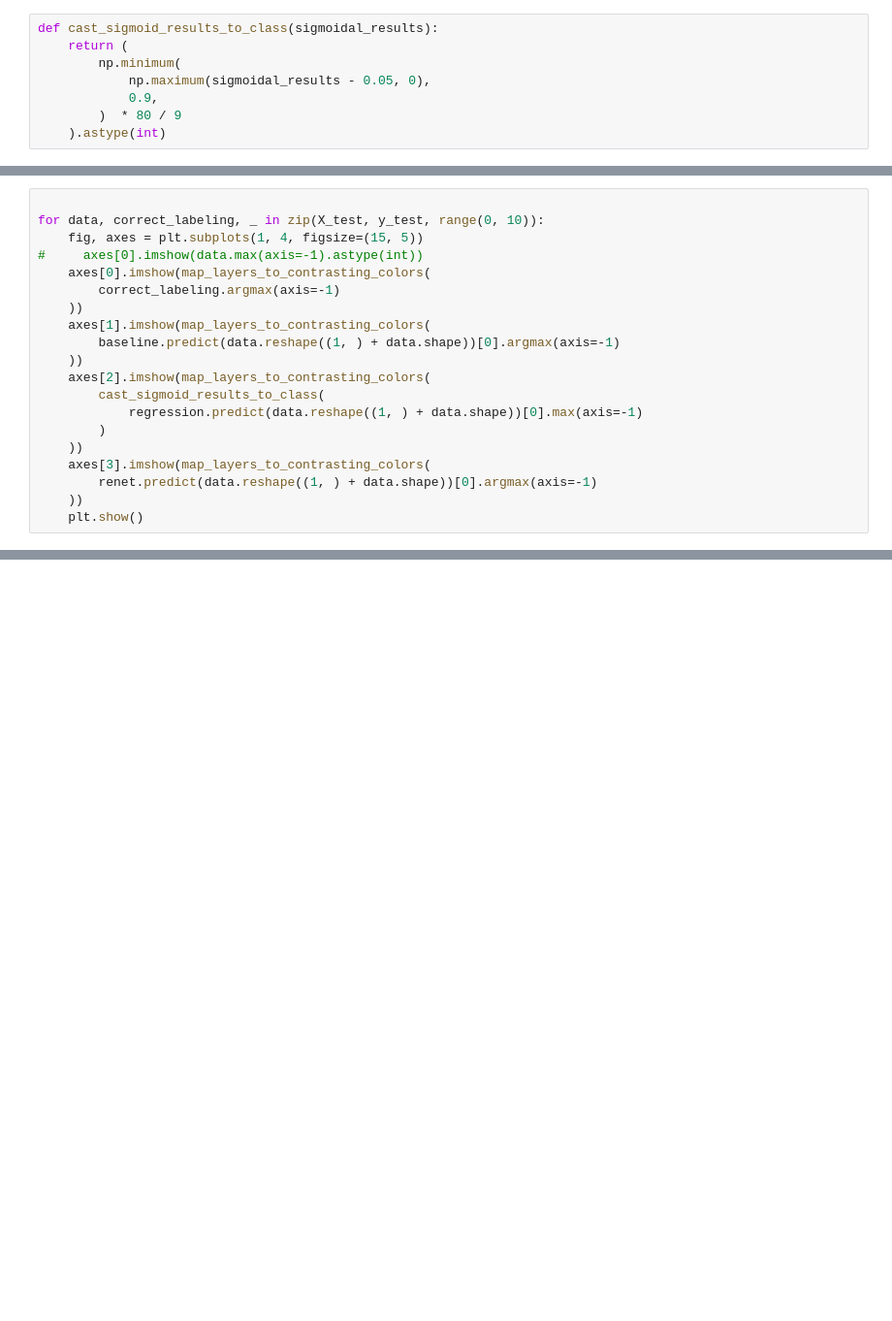
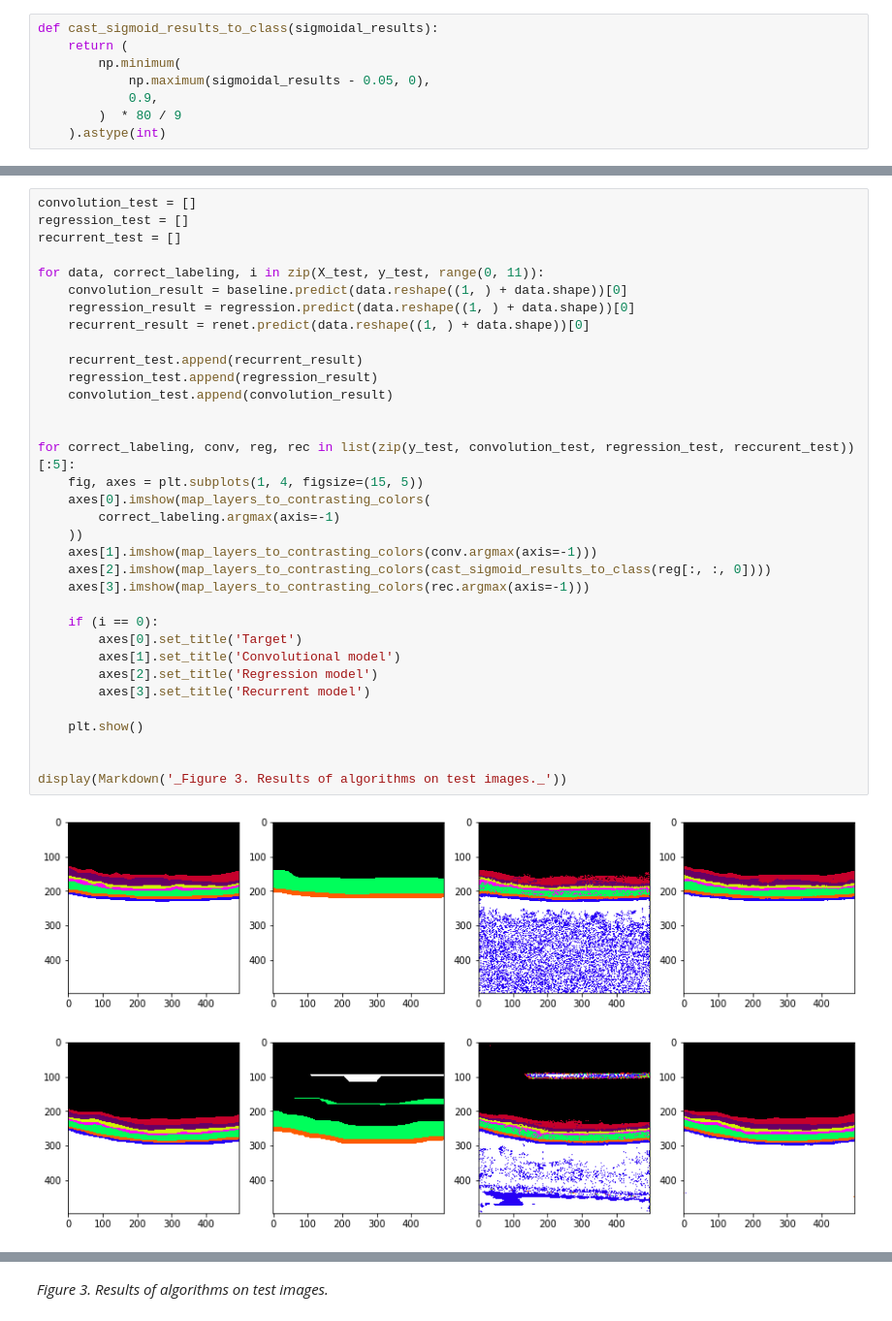
Before and after one commit to jberezowski/OCT_segmenting, a Jupyter notebook: results_comparison.ipynb, the cells around one changed output, grey strips where cells are left out. Shown at 97% size. Saved outputs shown, nothing was run; the diff lists cells and outputs as text; blank space fills up the shorter version.

```diff
--- a/results_comparison.ipynb
+++ b/results_comparison.ipynb
@@ -122,20 +118,0 @@ for data, correct_labeling, _ in zip(X_train, y_train, range(4,8)):
-# %%
-
-for data, correct_labeling, _ in zip(X_test, y_test, range(0, 10)):
-    fig, axes = plt.subplots(1, 4, figsize=(15, 5))
-#     axes[0].imshow(data.max(axis=-1).astype(int))
-    axes[0].imshow(map_layers_to_contrasting_colors(
-        correct_labeling.argmax(axis=-1)
-    ))
-    axes[1].imshow(map_layers_to_contrasting_colors(
-        baseline.predict(data.reshape((1, ) + data.shape))[0].argmax(axis=-1)
-    ))
-    axes[2].imshow(map_layers_to_contrasting_colors(
-        cast_sigmoid_results_to_class(
-            regression.predict(data.reshape((1, ) + data.shape))[0].max(axis=-1)
-        )
-    ))
-    axes[3].imshow(map_layers_to_contrasting_colors(
-        renet.predict(data.reshape((1, ) + data.shape))[0].argmax(axis=-1)
-    ))
-    plt.show()
@@ -141,0 +122,37 @@ for data, correct_labeling, _ in zip(X_test, y_test, range(0, 10)):
+# %%
+convolution_test = []
+regression_test = []
+recurrent_test = []
+
+for data, correct_labeling, i in zip(X_test, y_test, range(0, 11)):
+    convolution_result = baseline.predict(data.reshape((1, ) + data.shape))[0]
+    regression_result = regression.predict(data.reshape((1, ) + data.shape))[0]
+    recurrent_result = renet.predict(data.reshape((1, ) + data.shape))[0]
+
+    recurrent_test.append(recurrent_result)
+    regression_test.append(regression_result)
+    convolution_test.append(convolution_result)
+
+
+for correct_labeling, conv, reg, rec in list(zip(y_test, convolution_test, regression_test, reccurent_test))[:5]:
+    fig, axes = plt.subplots(1, 4, figsize=(15, 5))
+    axes[0].imshow(map_layers_to_contrasting_colors(
+        correct_labeling.argmax(axis=-1)
+    ))
+    axes[1].imshow(map_layers_to_contrasting_colors(conv.argmax(axis=-1)))
+    axes[2].imshow(map_layers_to_contrasting_colors(cast_sigmoid_results_to_class(reg[:, :, 0])))
+    axes[3].imshow(map_layers_to_contrasting_colors(rec.argmax(axis=-1)))
+
+    if (i == 0):
+        axes[0].set_title('Target')
+        axes[1].set_title('Convolutional model')
+        axes[2].set_title('Regression model')
+        axes[3].set_title('Recurrent model')
+
+    plt.show()
+
+
+display(Markdown('_Figure 3. Results of algorithms on test images._'))
+# %% [output]
+[figure, added]
+[figure, added]
@@ -141,0 +162 @@ for data, correct_labeling, _ in zip(X_test, y_test, range(0, 10)):
+_Figure 3. Results of algorithms on test images._
```
Also changed, not shown: parts of 17 cells of this notebook, 5 other files.
